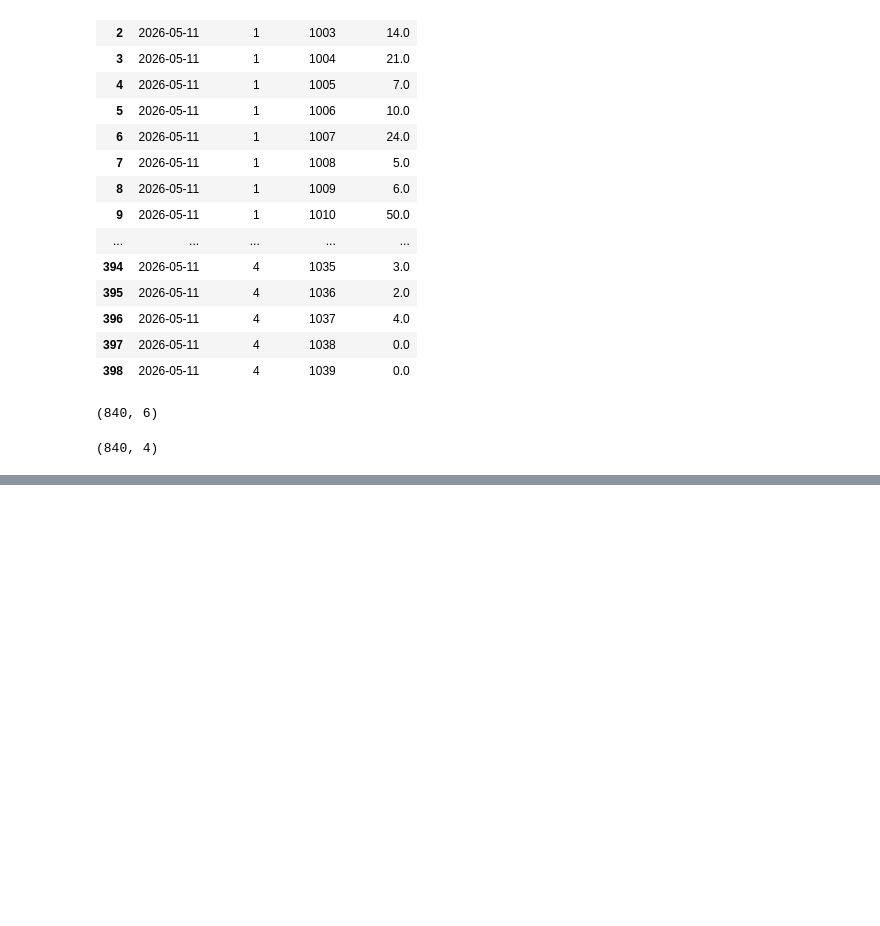
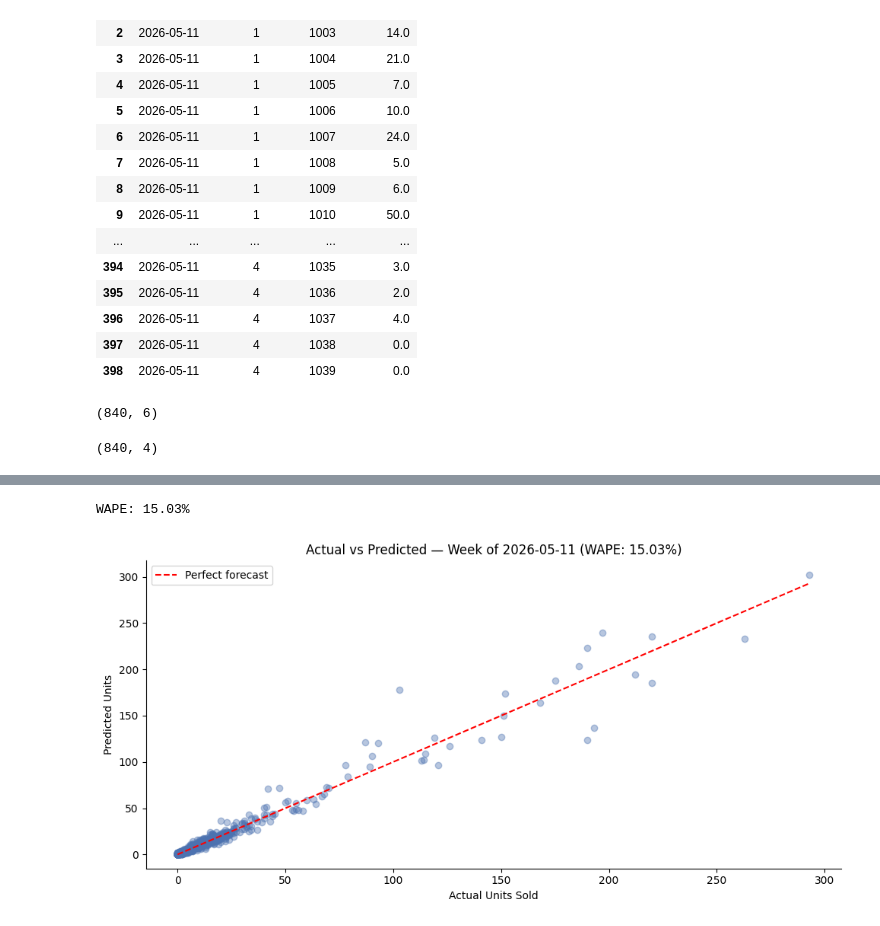
Before and after one commit to Bonaboss01/retail-sales-forecasting-genai, a Jupyter notebook: notebooks/15_weekly_forecast_analysis.ipynb, the cells around one changed output, grey strips where cells are left out. Drawn from its saved outputs; the diff is of its cells as text; code cells hidden in the pictures; blank space fills up the shorter version.

Commit message:
Added code to update forecast

```diff
--- a/notebooks/15_weekly_forecast_analysis.ipynb
+++ b/notebooks/15_weekly_forecast_analysis.ipynb
@@ -302,5 +302,5 @@ may11 = df_forecast[
     (df_forecast["week_start"] == "2026-05-11") &
     (df_forecast["model_version"] == "weekly_model_v3_calendar_2026_05")
 ]
-may11
+may11["week_start"] = pd.to_datetime(may11["week_start"])
 # %% [output]
@@ -367,0 +395,5 @@ actuals.shape
+# %%
+actuals["store_id"] = actuals["store_id"].astype("int64")
+# %%
+comparison = may11.merge(actuals, on=["week_start", "store_id", "product_id"], how="left")
+comparison
@@ -367,0 +418,21 @@ actuals.shape
+# %%
+comparison["abs_error"] = (comparison["predicted_units"] - comparison["units_sold"]).abs()
+comparison["wape"] = comparison["abs_error"].sum() / comparison["units_sold"].sum()
+print(f"WAPE: {comparison['wape'].iloc[0]:.2%}")
+# %% [output]
+WAPE: 15.03%
+# %%
+import matplotlib.pyplot as plt
+
+fig, ax = plt.subplots(figsize=(10, 5))
+ax.scatter(comparison["units_sold"], comparison["predicted_units"], alpha=0.4, color="#4C72B0")
+ax.plot([0, comparison["units_sold"].max()], [0, comparison["units_sold"].max()],
+        color="red", linestyle="--", label="Perfect forecast")
+ax.set_xlabel("Actual Units Sold")
+ax.set_ylabel("Predicted Units")
+ax.set_title("Actual vs Predicted — Week of 2026-05-11 (WAPE: 15.03%)")
+ax.legend()
+plt.tight_layout()
+plt.show()
+# %% [output]
+[figure, added]
```
Also changed, not shown: parts of 9 cells of this notebook.
